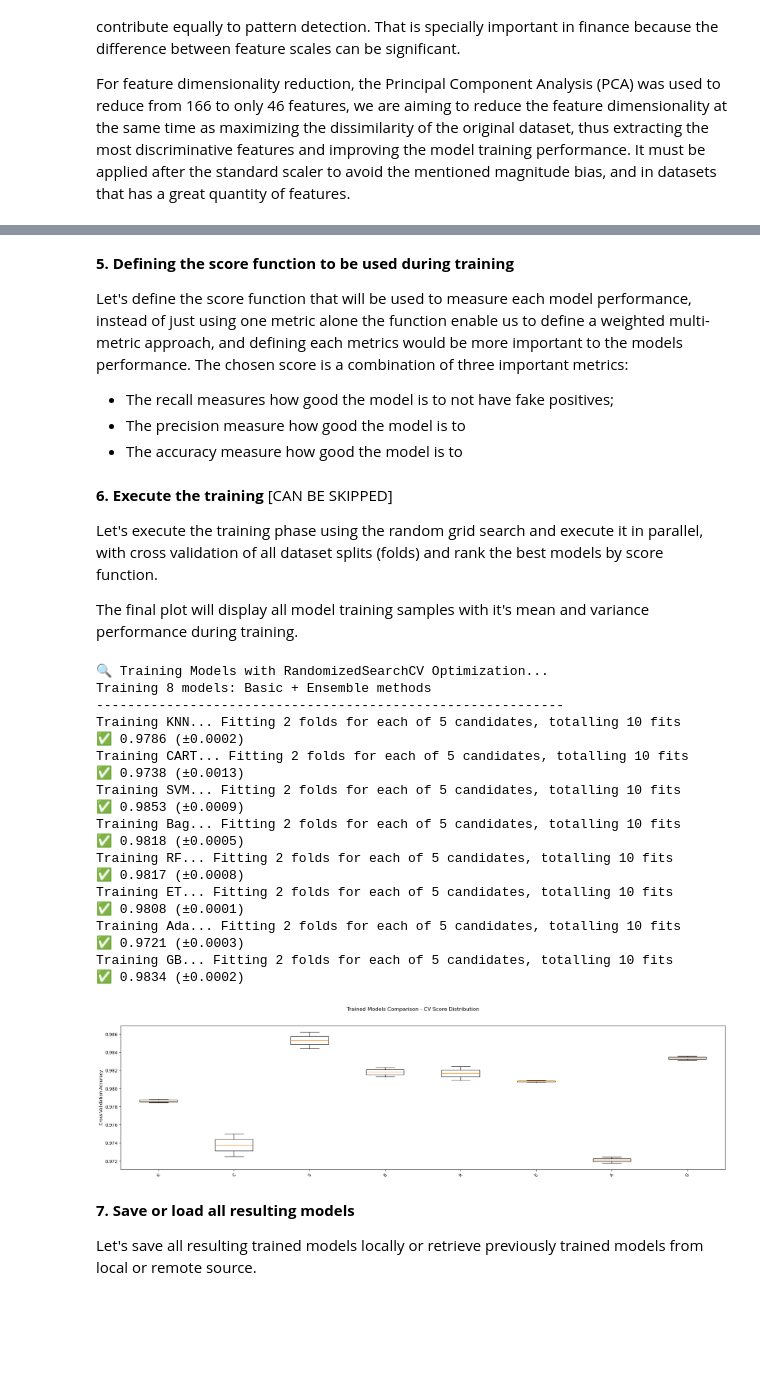
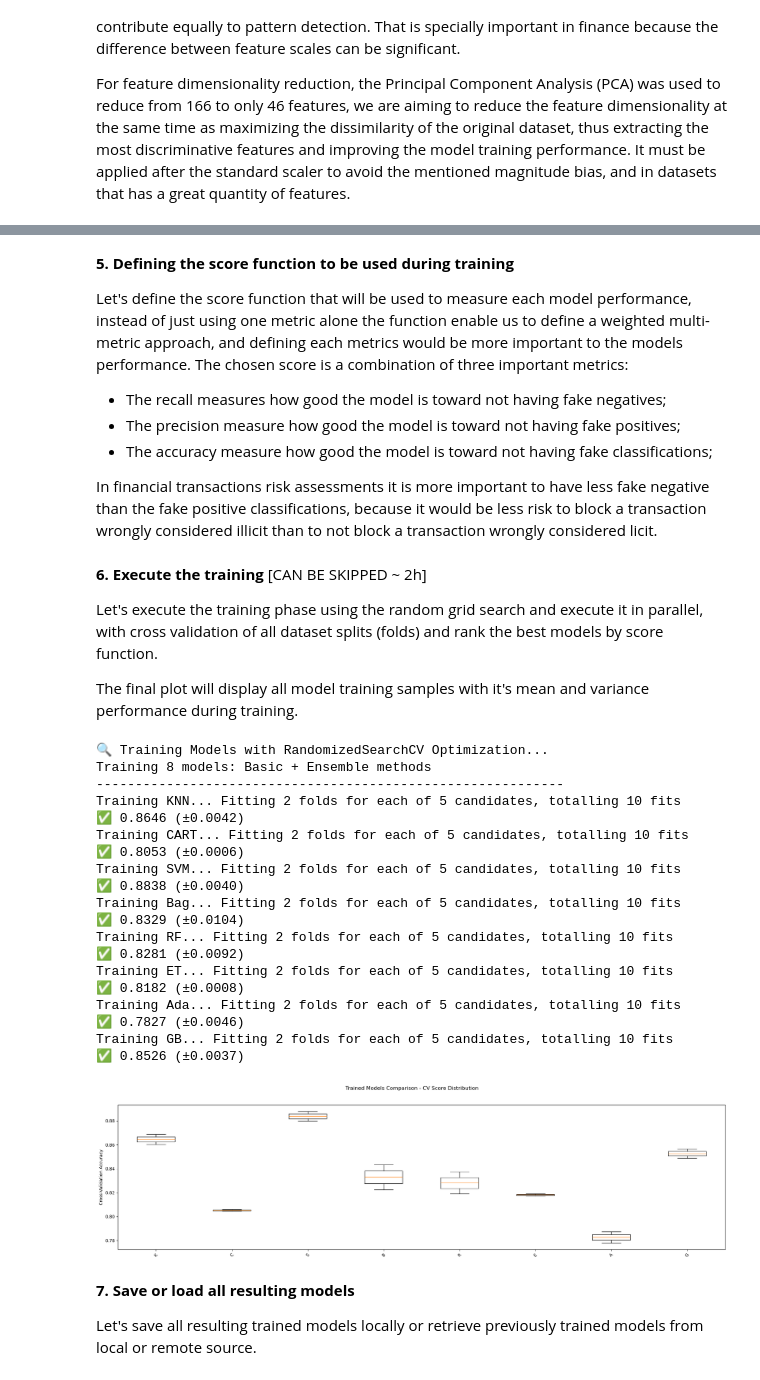
Before and after one commit to zzaia/zzaia-mvp-kyt-pos, a Jupyter notebook: mvp-kyt-sup-main.ipynb, the cells around one changed output, grey strips where cells are left out. Cells and saved outputs as stored; diff of their text form; code cells hidden in the pictures; blank space fills up the shorter version.

```diff
--- a/mvp-kyt-sup-main.ipynb
+++ b/mvp-kyt-sup-main.ipynb
@@ -580,22 +577,24 @@ param_distributions = {
 
 Let's define the score function that will be used to measure each model performance, instead of just using one metric alone the function enable us to define a weighted multi-metric approach, and defining each metrics would be more important to the models performance. The chosen score is a combination of three important metrics:
 
-- The recall measures how good the model is to not have fake positives;
-- The precision measure how good the model is to
-- The accuracy measure how good the model is to
+- The recall measures how good the model is toward not having fake negatives;
+- The precision measure how good the model is toward not having fake positives;
+- The accuracy measure how good the model is toward not having fake classifications;
+
+In financial transactions risk assessments it is more important to have less fake negative than the fake positive classifications, because it would be less risk to block a transaction wrongly considered illicit than to not block a transaction wrongly considered licit.
 # %%
 def aml_composite_score(y_true, y_pred):
-    """Custom scoring balancing multiple AML objectives"""
+    """Custom scoring balancing multiple AML metrics"""
     accuracy = accuracy_score(y_true, y_pred)
-    recall = recall_score(y_true, y_pred, pos_label='2')  # Illicit detection
-    precision = precision_score(y_true, y_pred, pos_label='2')
+    recall = recall_score(y_true, y_pred, pos_label='1')  # Illicit detection
+    precision = precision_score(y_true, y_pred, pos_label='1') # Illicit detection
 
     # Weighted combination emphasizing illicit detection
-    return 0.4 * recall + 0.3 * precision + 0.3 * accuracy
+    return 0.6 * recall + 0.2 * precision + 0.2 * accuracy
 
 composite_scorer = make_scorer(aml_composite_score)
 # %% [markdown]
-**6. Execute the training** [CAN BE SKIPPED]
+**6. Execute the training** [CAN BE SKIPPED ~ 2h]
 
 Let's execute the training phase using the random grid search and execute it in parallel, with cross validation of all dataset splits (folds) and rank the best models by score function.
 
@@ -607,7 +606,7 @@ gs_jobs = -1  # PARAMETER: Use all available cores
 gs_verbosity = 1  # PARAMETER: Verbosity level
 
 # Create result collections
-optimized_models = []
+training_models = []
 cv_results_all = []  # Store all CV scores for boxplot
 
 print("🔍 Training Models with RandomizedSearchCV Optimization...")
@@ -635,44 +634,46 @@ for name, pipe in pipelines:
     best_index = random_search.best_index_
     cv_scores_key = f'split{cv.n_splits-1}_test_score'  # Get all split scores
     cv_scores = []
     for split in range(cv.n_splits):
         split_key = f'split{split}_test_score'
         cv_scores.append(random_search.cv_results_[split_key][best_index])
     cv_results_all.append(cv_scores)
 
     print(f"✅ {best_score:.4f} (±{std_score:.4f})")
 
-    optimized_models.append((name, best_model))
+    training_models.append((name, best_model))
 
 # Create boxplot with individual CV fold scores
 fig = plt.figure(figsize=(25,6))
 fig.suptitle('Trained Models Comparison - CV Score Distribution')
 ax = fig.add_subplot(111)
-plt.boxplot(cv_results_all, labels=[x[0] for x, _ in optimized_models])
+plt.boxplot(cv_results_all, labels=[x[0] for x, _ in training_models])
 ax.set_ylabel('Cross-Validation Accuracy')
 ax.tick_params(axis='x', rotation=45)
 plt.show()
+
+optimized_models = training_models.copy()
 # %% [output]
 🔍 Training Models with RandomizedSearchCV Optimization...
 Training 8 models: Basic + Ensemble methods
 ------------------------------------------------------------
 Training KNN... Fitting 2 folds for each of 5 candidates, totalling 10 fits
-✅ 0.9786 (±0.0002)
+✅ 0.8646 (±0.0042)
 Training CART... Fitting 2 folds for each of 5 candidates, totalling 10 fits
-✅ 0.9738 (±0.0013)
+✅ 0.8053 (±0.0006)
 Training SVM... Fitting 2 folds for each of 5 candidates, totalling 10 fits
-✅ 0.9853 (±0.0009)
+✅ 0.8838 (±0.0040)
 Training Bag... Fitting 2 folds for each of 5 candidates, totalling 10 fits
-✅ 0.9818 (±0.0005)
+✅ 0.8329 (±0.0104)
 Training RF... Fitting 2 folds for each of 5 candidates, totalling 10 fits
-✅ 0.9817 (±0.0008)
+✅ 0.8281 (±0.0092)
 Training ET... Fitting 2 folds for each of 5 candidates, totalling 10 fits
-✅ 0.9808 (±0.0001)
+✅ 0.8182 (±0.0008)
 Training Ada... Fitting 2 folds for each of 5 candidates, totalling 10 fits
-✅ 0.9721 (±0.0003)
+✅ 0.7827 (±0.0046)
 Training GB... Fitting 2 folds for each of 5 candidates, totalling 10 fits
-✅ 0.9834 (±0.0002)
+✅ 0.8526 (±0.0037)
-[figure, old version]
+[figure, new version]
 # %% [markdown]
 **7. Save or load all resulting models**
 
```
Also changed, not shown: parts of 11 cells of this notebook, 1 other file.
